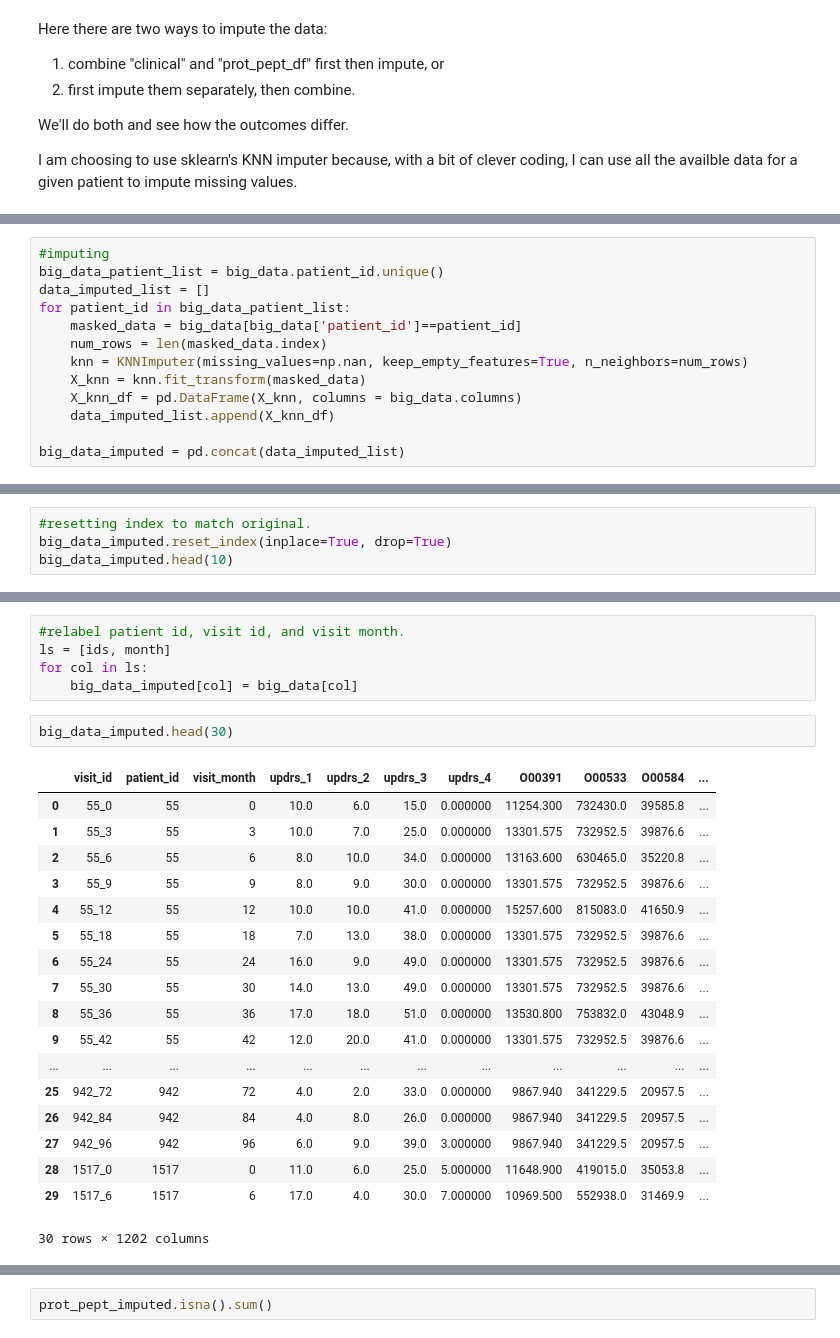
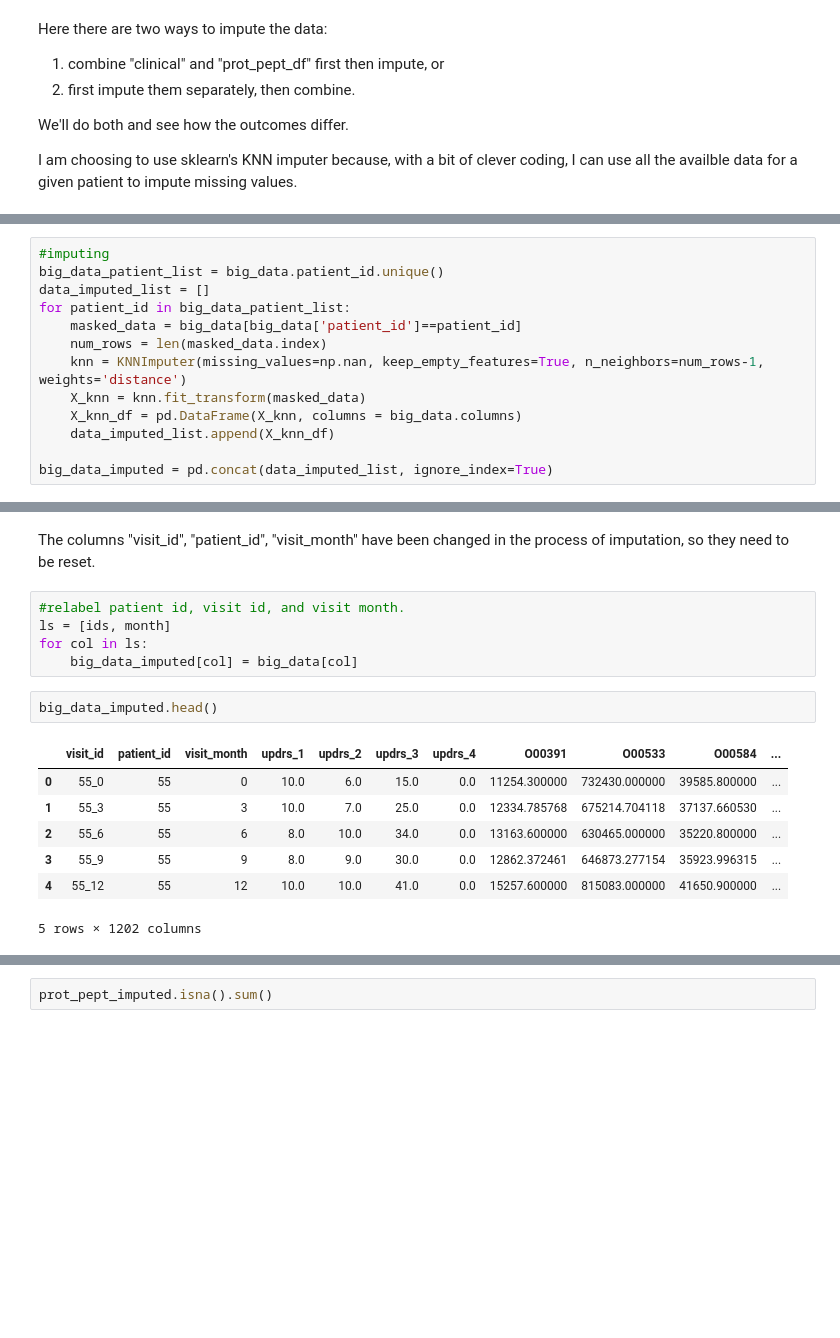
Before and after one commit to fan-yang-md/parkinsons_disease_progression_prediction, a Jupyter notebook: initial_model_selection.ipynb, the cells around one changed output, grey strips where cells are left out. Saved outputs shown, nothing was run; the diff lists cells and outputs as text; blank space fills up the shorter version.

```diff
--- a/initial_model_selection.ipynb
+++ b/initial_model_selection.ipynb
@@ -633,9 +633,9 @@ data_imputed_list = []
 for patient_id in big_data_patient_list:
     masked_data = big_data[big_data['patient_id']==patient_id]
     num_rows = len(masked_data.index)
-    knn = KNNImputer(missing_values=np.nan, keep_empty_features=True, n_neighbors=num_rows)
+    knn = KNNImputer(missing_values=np.nan, keep_empty_features=True, n_neighbors=num_rows-1, weights='distance')
     X_knn = knn.fit_transform(masked_data)
     X_knn_df = pd.DataFrame(X_knn, columns = big_data.columns)
     data_imputed_list.append(X_knn_df)
 
-big_data_imputed = pd.concat(data_imputed_list)
+big_data_imputed = pd.concat(data_imputed_list, ignore_index=True)
@@ -657,4 +664,0 @@ big_data_imputed.head(10)
-# %%
-#resetting index to match original.
-big_data_imputed.reset_index(inplace=True, drop=True)
-big_data_imputed.head(10)
@@ -674,27 +665,18 @@ big_data_imputed.head(10)
+# %% [markdown]
+The columns "visit_id", "patient_id", "visit_month" have been changed in the process of imputation, so they need to be reset.
 # %%
 #relabel patient id, visit id, and visit month.
 ls = [ids, month]
 for col in ls:
     big_data_imputed[col] = big_data[col]
 # %%
-big_data_imputed.head(30)
+big_data_imputed.head()
 # %% [output]
 |  | visit_id | patient_id | visit_month | updrs_1 | updrs_2 | updrs_3 | updrs_4 | O00391 | O00533 | O00584 | ... |
-| 0 | 55_0 | 55 | 0 | 10.0 | 6.0 | 15.0 | 0.000000 | 11254.300 | 732430.0 | 39585.8 | ... |
-| 1 | 55_3 | 55 | 3 | 10.0 | 7.0 | 25.0 | 0.000000 | 13301.575 | 732952.5 | 39876.6 | ... |
-| 2 | 55_6 | 55 | 6 | 8.0 | 10.0 | 34.0 | 0.000000 | 13163.600 | 630465.0 | 35220.8 | ... |
-| 3 | 55_9 | 55 | 9 | 8.0 | 9.0 | 30.0 | 0.000000 | 13301.575 | 732952.5 | 39876.6 | ... |
-| 4 | 55_12 | 55 | 12 | 10.0 | 10.0 | 41.0 | 0.000000 | 15257.600 | 815083.0 | 41650.9 | ... |
-| 5 | 55_18 | 55 | 18 | 7.0 | 13.0 | 38.0 | 0.000000 | 13301.575 | 732952.5 | 39876.6 | ... |
-| 6 | 55_24 | 55 | 24 | 16.0 | 9.0 | 49.0 | 0.000000 | 13301.575 | 732952.5 | 39876.6 | ... |
-| 7 | 55_30 | 55 | 30 | 14.0 | 13.0 | 49.0 | 0.000000 | 13301.575 | 732952.5 | 39876.6 | ... |
-| 8 | 55_36 | 55 | 36 | 17.0 | 18.0 | 51.0 | 0.000000 | 13530.800 | 753832.0 | 43048.9 | ... |
-| 9 | 55_42 | 55 | 42 | 12.0 | 20.0 | 41.0 | 0.000000 | 13301.575 | 732952.5 | 39876.6 | ... |
-| ... | ... | ... | ... | ... | ... | ... | ... | ... | ... | ... | ... |
-| 25 | 942_72 | 942 | 72 | 4.0 | 2.0 | 33.0 | 0.000000 | 9867.940 | 341229.5 | 20957.5 | ... |
-| 26 | 942_84 | 942 | 84 | 4.0 | 8.0 | 26.0 | 0.000000 | 9867.940 | 341229.5 | 20957.5 | ... |
-| 27 | 942_96 | 942 | 96 | 6.0 | 9.0 | 39.0 | 3.000000 | 9867.940 | 341229.5 | 20957.5 | ... |
-| 28 | 1517_0 | 1517 | 0 | 11.0 | 6.0 | 25.0 | 5.000000 | 11648.900 | 419015.0 | 35053.8 | ... |
-| 29 | 1517_6 | 1517 | 6 | 17.0 | 4.0 | 30.0 | 7.000000 | 10969.500 | 552938.0 | 31469.9 | ... |
+| 0 | 55_0 | 55 | 0 | 10.0 | 6.0 | 15.0 | 0.0 | 11254.300000 | 732430.000000 | 39585.800000 | ... |
+| 1 | 55_3 | 55 | 3 | 10.0 | 7.0 | 25.0 | 0.0 | 12334.785768 | 675214.704118 | 37137.660530 | ... |
+| 2 | 55_6 | 55 | 6 | 8.0 | 10.0 | 34.0 | 0.0 | 13163.600000 | 630465.000000 | 35220.800000 | ... |
+| 3 | 55_9 | 55 | 9 | 8.0 | 9.0 | 30.0 | 0.0 | 12862.372461 | 646873.277154 | 35923.996315 | ... |
+| 4 | 55_12 | 55 | 12 | 10.0 | 10.0 | 41.0 | 0.0 | 15257.600000 | 815083.000000 | 41650.900000 | ... |
-30 rows × 1202 columns
+5 rows × 1202 columns
 # %% [markdown]
```
Also changed, not shown: parts of 53 cells of this notebook, 2 other files.
